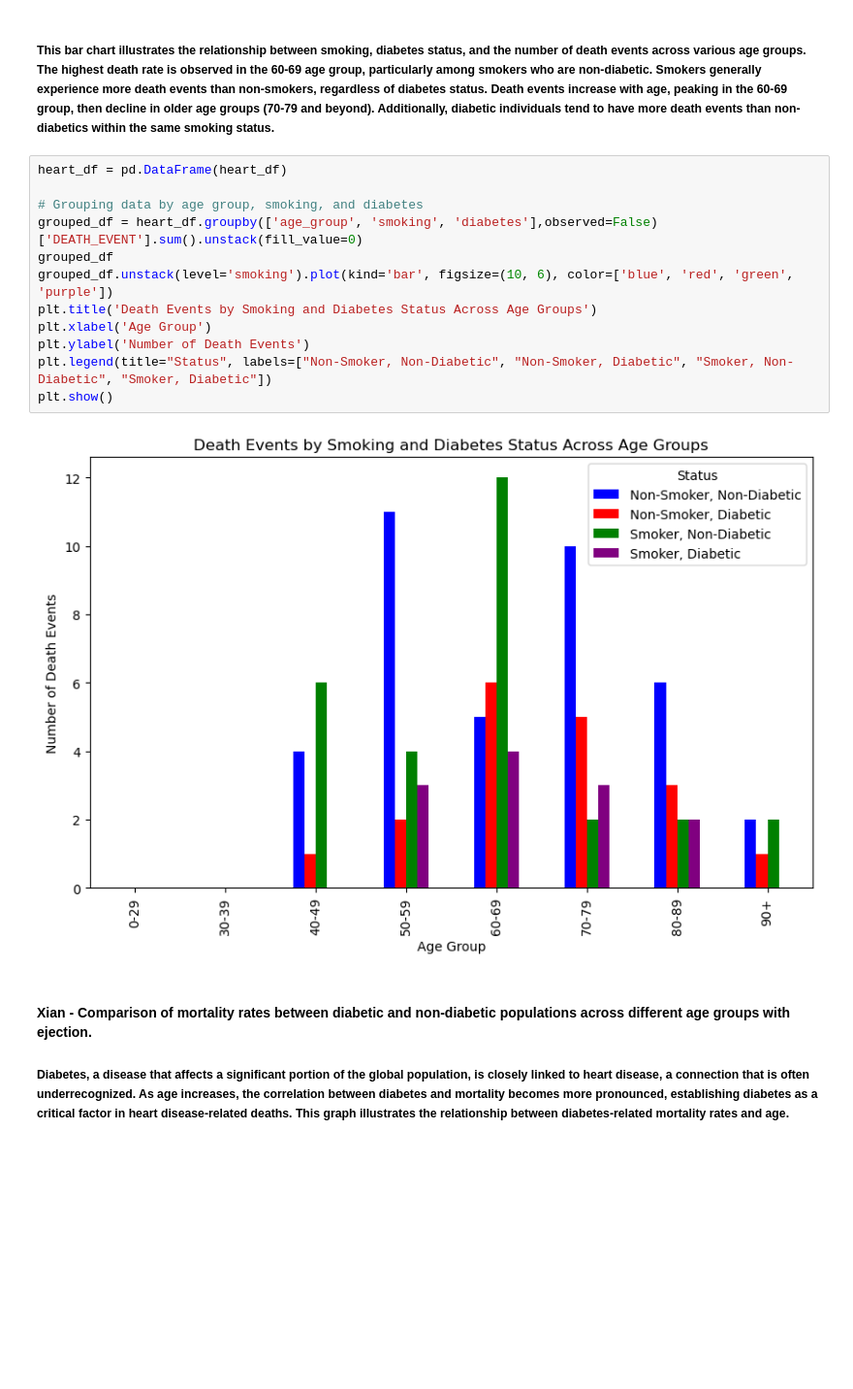
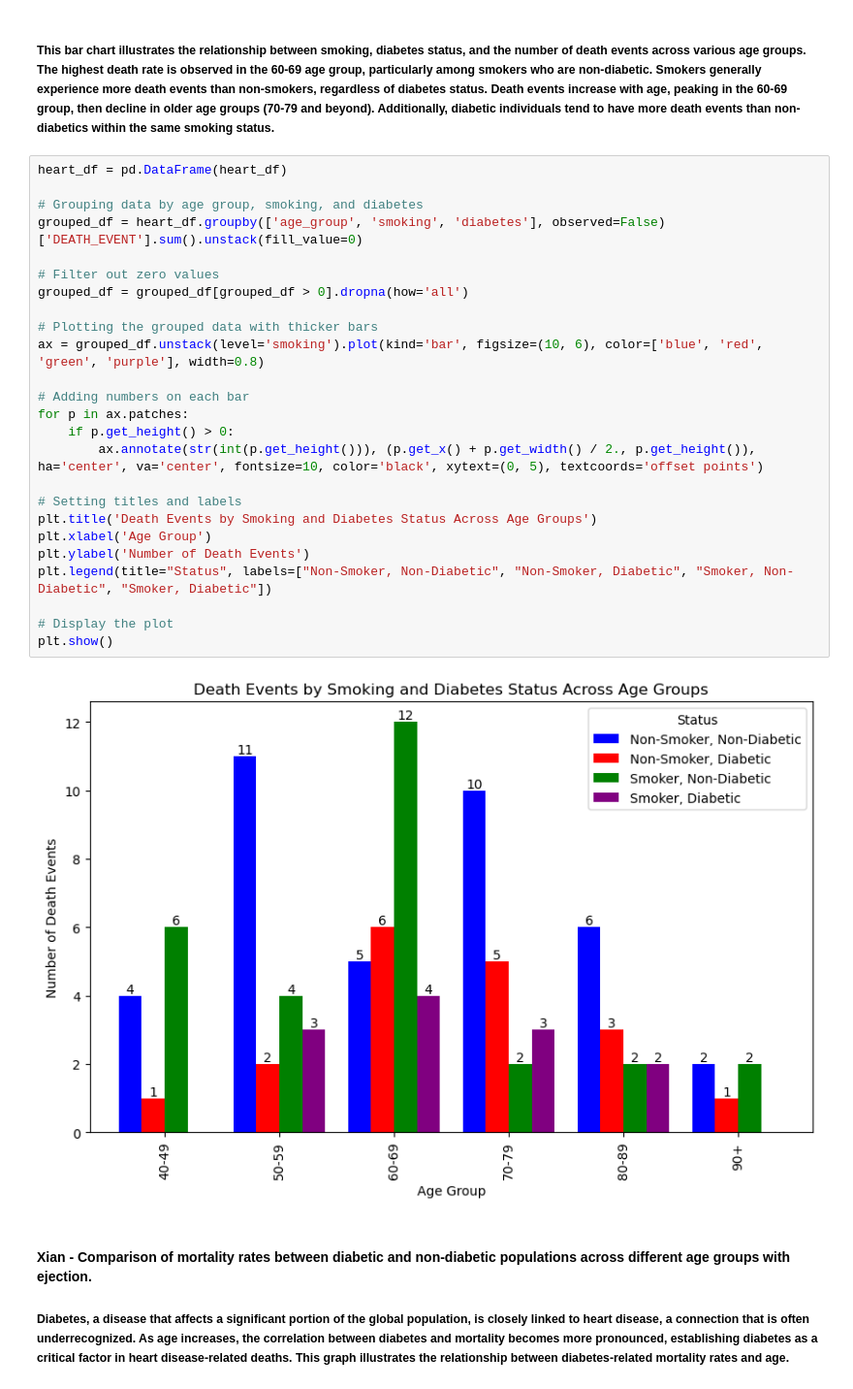
Before and after one commit to faiyted/Project-Cardiac-Disease, a Jupyter notebook: Group-Project.ipynb, the cells around one changed output. Shown at 97% size. Drawn from its saved outputs; the diff is of its cells as text; blank space fills up the shorter version.

```diff
--- a/Group-Project.ipynb
+++ b/Group-Project.ipynb
@@ -647,17 +696,30 @@ death_age_group
 # %%
 heart_df = pd.DataFrame(heart_df)
 
 # Grouping data by age group, smoking, and diabetes
-grouped_df = heart_df.groupby(['age_group', 'smoking', 'diabetes'],observed=False)['DEATH_EVENT'].sum().unstack(fill_value=0)
-grouped_df
-grouped_df.unstack(level='smoking').plot(kind='bar', figsize=(10, 6), color=['blue', 'red', 'green', 'purple'])
+grouped_df = heart_df.groupby(['age_group', 'smoking', 'diabetes'], observed=False)['DEATH_EVENT'].sum().unstack(fill_value=0)
+
+# Filter out zero values
+grouped_df = grouped_df[grouped_df > 0].dropna(how='all')
+
+# Plotting the grouped data with thicker bars
+ax = grouped_df.unstack(level='smoking').plot(kind='bar', figsize=(10, 6), color=['blue', 'red', 'green', 'purple'], width=0.8)
+
+# Adding numbers on each bar
+for p in ax.patches:
+    if p.get_height() > 0:
+        ax.annotate(str(int(p.get_height())), (p.get_x() + p.get_width() / 2., p.get_height()), ha='center', va='center', fontsize=10, color='black', xytext=(0, 5), textcoords='offset points')
+
+# Setting titles and labels
 plt.title('Death Events by Smoking and Diabetes Status Across Age Groups')
 plt.xlabel('Age Group')
 plt.ylabel('Number of Death Events')
 plt.legend(title="Status", labels=["Non-Smoker, Non-Diabetic", "Non-Smoker, Diabetic", "Smoker, Non-Diabetic", "Smoker, Diabetic"])
+
+# Display the plot
 plt.show()
 # %% [output]
-[figure, old version]
+[figure, new version]
 # %% [markdown]
 #### Xian - Comparison of mortality rates between diabetic and non-diabetic populations across different age groups with ejection.
 ##### Diabetes, a disease that affects a significant portion of the global population, is closely linked to heart disease, a connection that is often underrecognized. As age increases, the correlation between diabetes and mortality becomes more pronounced, establishing diabetes as a critical factor in heart disease-related deaths. This graph illustrates the relationship between diabetes-related mortality rates and age.
```
Also changed, not shown: parts of 6 cells of this notebook.
